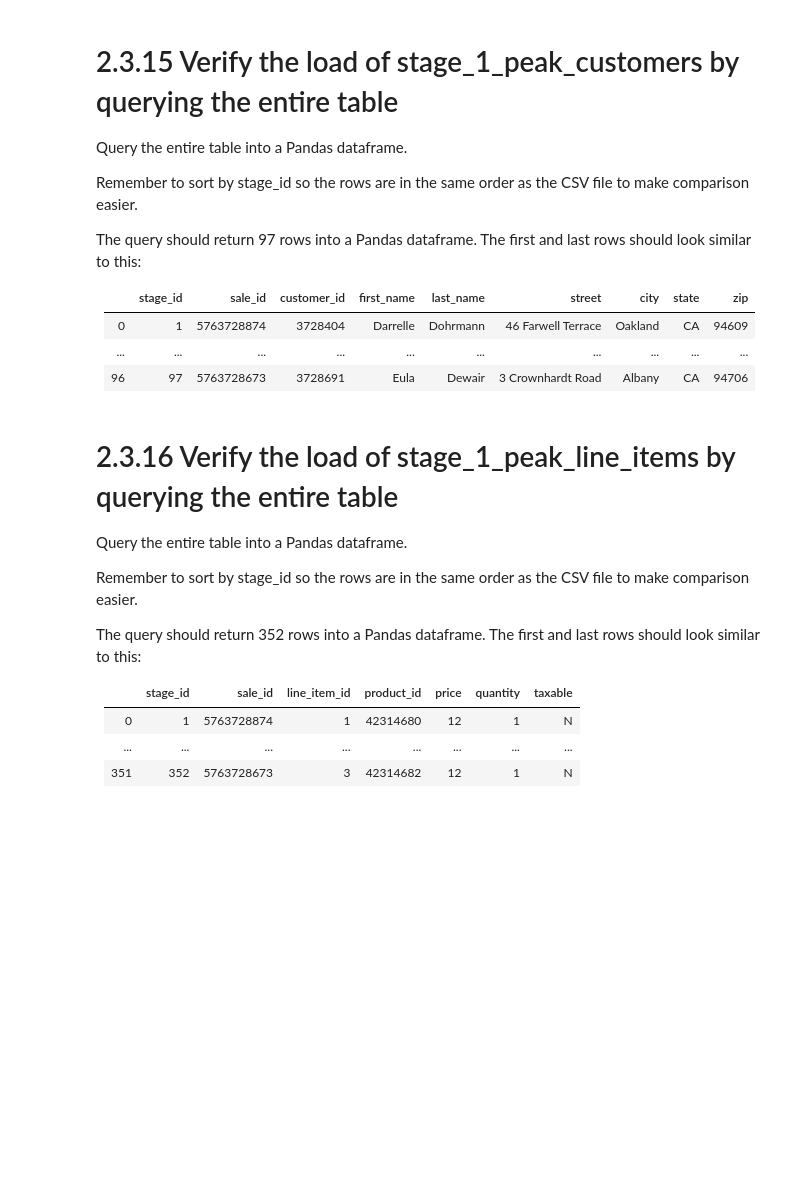
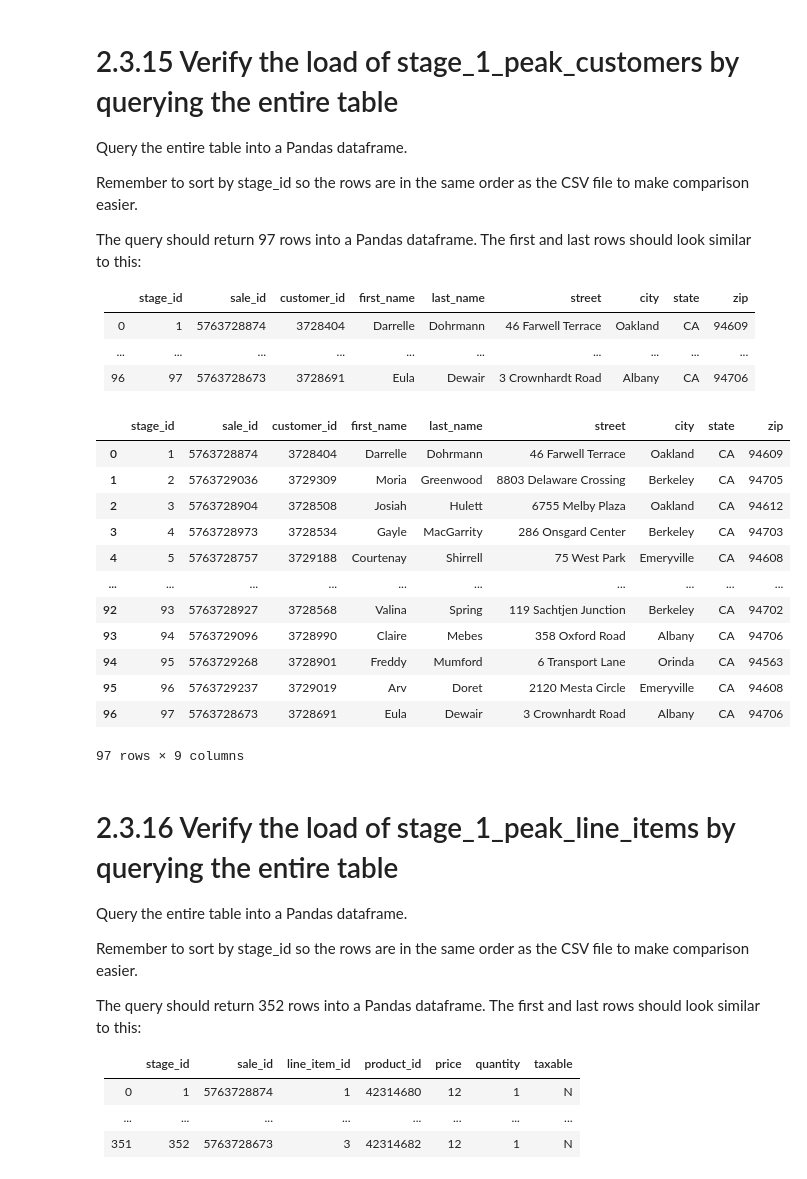
Before and after one commit to brendanfoo/sales-data, a Jupyter notebook: project_2_3.ipynb, the cells around one changed output. Cells and saved outputs as stored; diff of their text form; code cells hidden in the pictures; blank space fills up the shorter version.

Commit message:
first half and peak files

```diff
--- a/project_2_3.ipynb
+++ b/project_2_3.ipynb
@@ -341,14 +401,28 @@ The query should return 97 rows into a Pandas dataframe. The first and last rows
 # %%
 rollback_before_flag = True
 rollback_after_flag = True
 
 query = """
 
-Replace with your SQL
-
+select *
+from stage_1_peak_customers
 """
 
 my_select_query_pandas(query, rollback_before_flag, rollback_after_flag)
+# %% [output]
+|  | stage_id | sale_id | customer_id | first_name | last_name | street | city | state | zip |
+| 0 | 1 | 5763728874 | 3728404 | Darrelle | Dohrmann | 46 Farwell Terrace | Oakland | CA | 94609 |
+| 1 | 2 | 5763729036 | 3729309 | Moria | Greenwood | 8803 Delaware Crossing | Berkeley | CA | 94705 |
+| 2 | 3 | 5763728904 | 3728508 | Josiah | Hulett | 6755 Melby Plaza | Oakland | CA | 94612 |
+| 3 | 4 | 5763728973 | 3728534 | Gayle | MacGarrity | 286 Onsgard Center | Berkeley | CA | 94703 |
+| 4 | 5 | 5763728757 | 3729188 | Courtenay | Shirrell | 75 West Park | Emeryville | CA | 94608 |
+| ... | ... | ... | ... | ... | ... | ... | ... | ... | ... |
+| 92 | 93 | 5763728927 | 3728568 | Valina | Spring | 119 Sachtjen Junction | Berkeley | CA | 94702 |
+| 93 | 94 | 5763729096 | 3728990 | Claire | Mebes | 358 Oxford Road | Albany | CA | 94706 |
+| 94 | 95 | 5763729268 | 3728901 | Freddy | Mumford | 6 Transport Lane | Orinda | CA | 94563 |
+| 95 | 96 | 5763729237 | 3729019 | Arv | Doret | 2120 Mesta Circle | Emeryville | CA | 94608 |
+| 96 | 97 | 5763728673 | 3728691 | Eula | Dewair | 3 Crownhardt Road | Albany | CA | 94706 |
+97 rows × 9 columns
 # %% [markdown]
 # 2.3.16 Verify the load of stage_1_peak_line_items by querying the entire table
 
```
Also changed, not shown: parts of 15 cells of this notebook, 7 other files.
